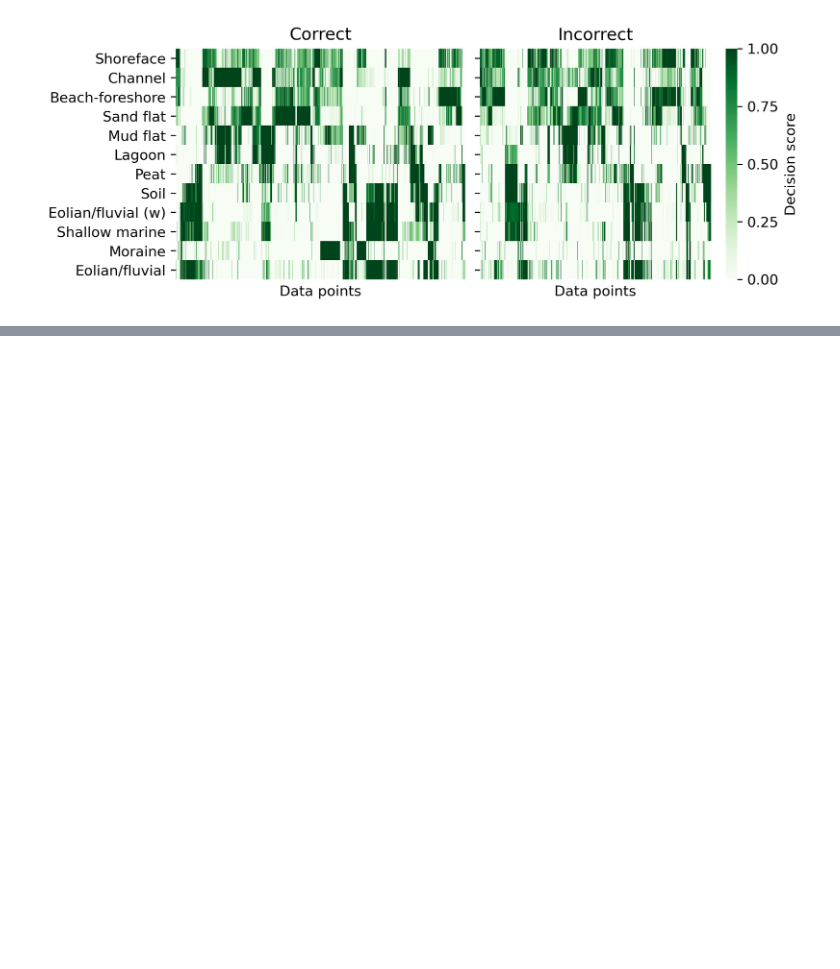
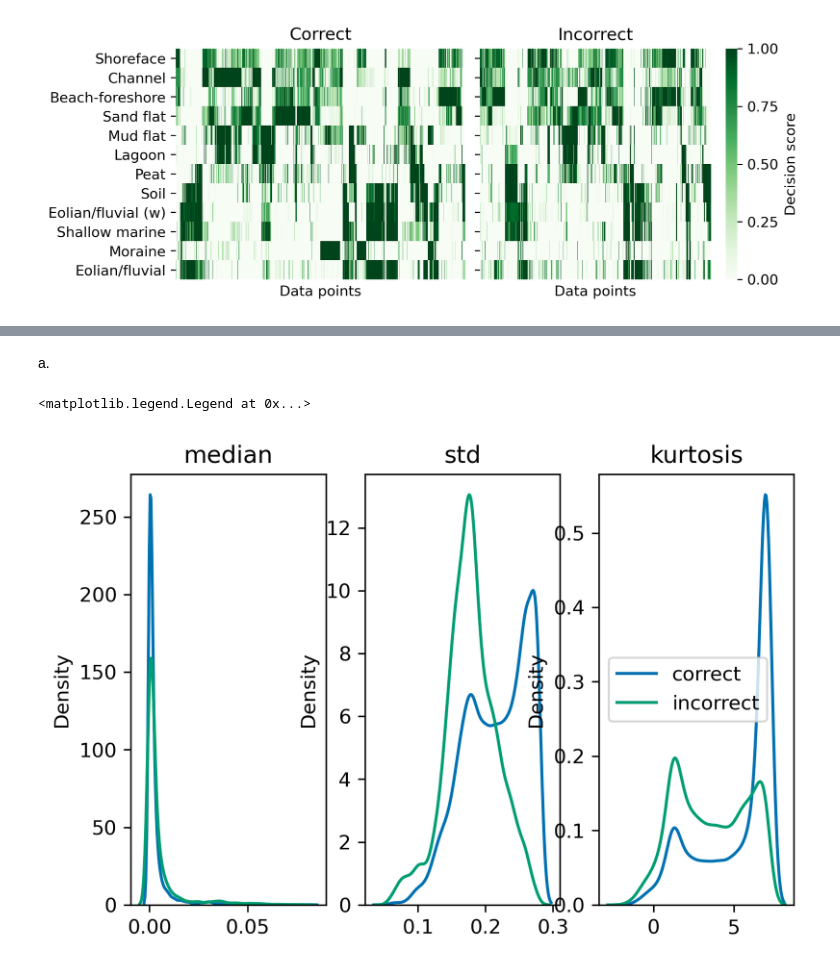
Before and after one commit to dispink/WASA-faciesXRF, a Jupyter notebook: machine_confidence.ipynb, the cells around one changed output, grey strips where cells are left out. Saved outputs shown, nothing was run; the diff lists cells and outputs as text; code cells hidden in the pictures; blank space fills up the shorter version.

```diff
--- a/machine_confidence.ipynb
+++ b/machine_confidence.ipynb
@@ -228,0 +292,16 @@ Hmm...the scores can't show the hesitation I expected no mattter how I manage th
+# %% [markdown]
+a.
+# %%
+from scipy.stats import kurtosis
+mask = compile_df.y == compile_df.y_pred
+fig, axes = plt.subplots(1, 3)
+for ax, alg in zip(axes, [np.median, np.std, kurtosis]):
+    a1 = compile_df.loc[mask, compile_df.columns[3:]].apply(alg, axis=1)
+    a2 = compile_df.loc[~mask, compile_df.columns[3:]].apply(alg, axis=1)
+    sns.kdeplot(a1, label='correct', ax=ax)
+    sns.kdeplot(a2, label='incorrect', ax=ax)
+    ax.set_title(str(alg).split()[1])
+ax.legend()
+# %% [output]
+<matplotlib.legend.Legend at 0x...>
+[figure, added]
```
Also changed, not shown: parts of 19 cells of this notebook.
